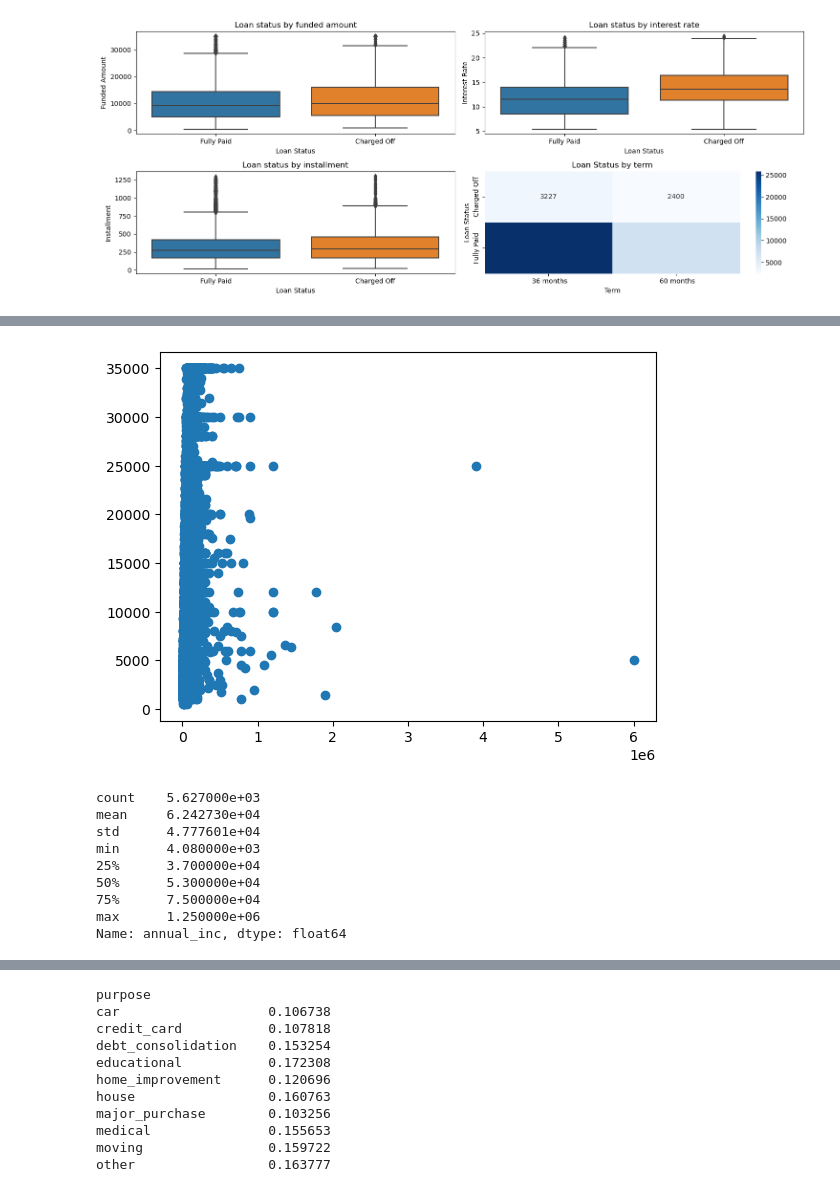
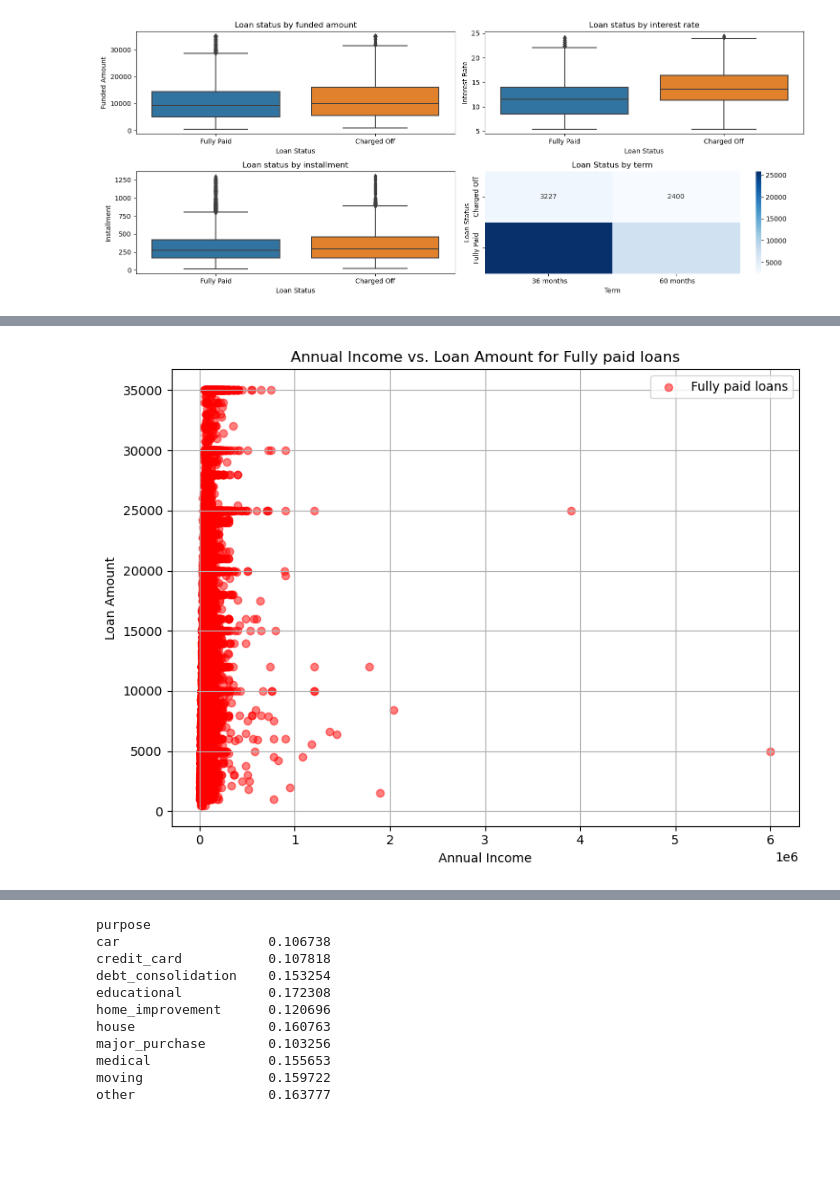
Before and after one commit to Rawoof821/LendingclubCaseStudy, a Jupyter notebook: Neha_Rawoof_LendingCaseStudy.ipynb, the cells around one changed output, grey strips where cells are left out. Drawn from its saved outputs; the diff is of its cells as text; code cells hidden in the pictures; blank space fills up the shorter version.

```diff
--- a/Neha_Rawoof_LendingCaseStudy.ipynb
+++ b/Neha_Rawoof_LendingCaseStudy.ipynb
@@ -943,17 +1101,16 @@ plt.show()
 # %%
-plt.scatter( loans_paid_data['annual_inc'], loans_paid_data['loan_amnt'])
+# For fully paid loans
+plt.figure(figsize=(8, 6))
+
+plt.scatter(loans_paid_data['annual_inc'], loans_paid_data['loan_amnt'], color='red', alpha=0.5, label='Fully paid loans')
+
+plt.title('Annual Income vs. Loan Amount for Fully paid loans')
+plt.xlabel('Annual Income')
+plt.ylabel('Loan Amount')
+plt.legend()
+
+plt.grid(True)
+plt.tight_layout()
 plt.show()
 # %% [output]
-[figure, old version]
+[figure, new version]
-# %%
-loans_defaulted_data['annual_inc'].describe()
-# %% [output]
-count    5.627000e+03
-mean     6.242730e+04
-std      4.777601e+04
-min      4.080000e+03
-25%      3.700000e+04
-50%      5.300000e+04
-75%      7.500000e+04
-max      1.250000e+06
-Name: annual_inc, dtype: float64
```
Also changed, not shown: parts of 36 cells of this notebook.
